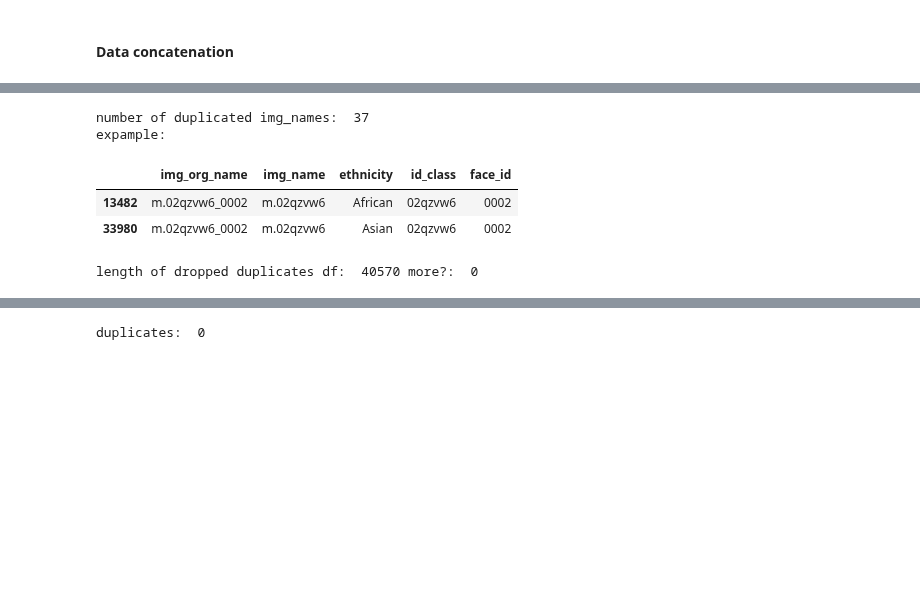
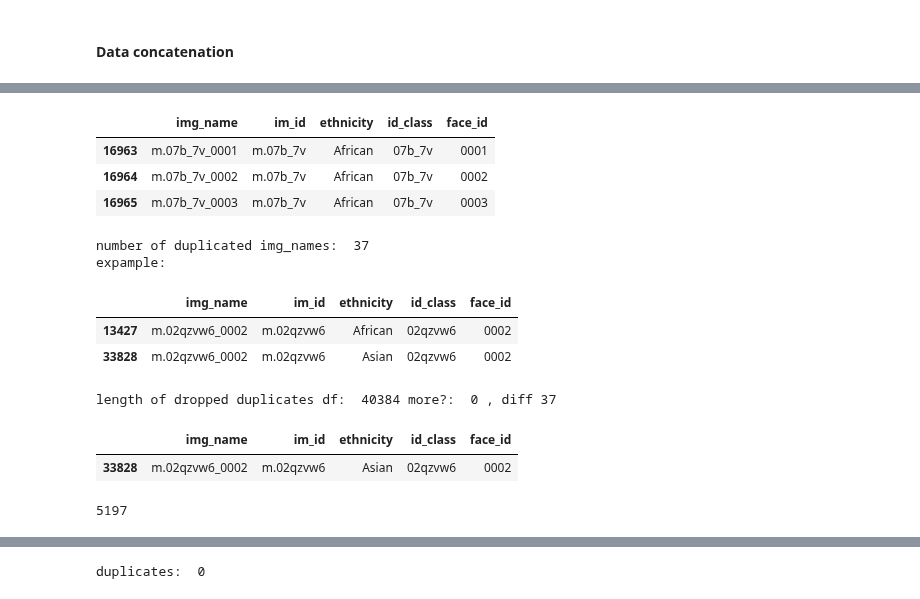
Before and after one commit to Kat-Gabi/Master_Thesis, a Jupyter notebook: notebooks/data_loading_rlfw.ipynb, the cells around one changed output, grey strips where cells are left out. Cells and saved outputs as stored; diff of their text form; code cells hidden in the pictures; blank space fills up the shorter version.

```diff
--- a/notebooks/data_loading_rlfw.ipynb
+++ b/notebooks/data_loading_rlfw.ipynb
@@ -43,9 +46,9 @@ face_ids = []
 id_class = []
 img_name_org_list = []
 # Iterate through the directories of each ethnicity (e.g., 'Asian')
-ethnicities_list = os.listdir(raw_data_path + 'RLFW/data') #RLFW_mini/data
+ethnicities_list = os.listdir(raw_data_path + 'RFW/data') #RLFW_mini/data
 for ethnicity in ethnicities_list:
-    ethnicity_dir = os.path.join(raw_data_path + 'RLFW/data', ethnicity)
+    ethnicity_dir = os.path.join(raw_data_path + 'RFW/data', ethnicity)
     if os.path.isdir(ethnicity_dir): # indside dir
         id_list = os.listdir(ethnicity_dir) # get ids
         for id_name in id_list:
@@ -70,7 +73,7 @@ for ethnicity in ethnicities_list:
 
 
 # Create a DataFrame from the lists
-data = {'img_org_name': img_name_org_list,'img_name': img_names, 'ethnicity': ethnicities, 'id_class':id_class, 'face_id': face_ids}
+data = {'img_name': img_name_org_list,'im_id': img_names, 'ethnicity': ethnicities, 'id_class':id_class, 'face_id': face_ids}
 df = pd.DataFrame(data)
 
 # Display the DataFrame
@@ -87,22 +99,40 @@ df.head()
+# %%
+df[df.im_id == "m.07b_7v"] # obs im id skal laves om til folder navn - det er det her men ikke i age_Df...
+# %% [output]
+|  | img_name | im_id | ethnicity | id_class | face_id |
+| 16963 | m.07b_7v_0001 | m.07b_7v | African | 07b_7v | 0001 |
+| 16964 | m.07b_7v_0002 | m.07b_7v | African | 07b_7v | 0002 |
+| 16965 | m.07b_7v_0003 | m.07b_7v | African | 07b_7v | 0003 |
 # %%
 # Check duplicates
-duplicates_df = df["img_org_name"].duplicated()
+duplicates_df = df["img_name"].duplicated()
 print("number of duplicated img_names: ", duplicates_df.sum(), "\nexpample: ")
-df[df.img_org_name == "m.02qzvw6_0002"]
+df[df.img_name == "m.02qzvw6_0002"]
 # %% [output]
 number of duplicated img_names:  37
 expample:
-|  | img_org_name | img_name | ethnicity | id_class | face_id |
-| 13482 | m.02qzvw6_0002 | m.02qzvw6 | African | 02qzvw6 | 0002 |
-| 33980 | m.02qzvw6_0002 | m.02qzvw6 | Asian | 02qzvw6 | 0002 |
+|  | img_name | im_id | ethnicity | id_class | face_id |
+| 13427 | m.02qzvw6_0002 | m.02qzvw6 | African | 02qzvw6 | 0002 |
+| 33828 | m.02qzvw6_0002 | m.02qzvw6 | Asian | 02qzvw6 | 0002 |
 # %%
 # Drop duplicates by last, that is how dicts are created later
-df.drop_duplicates(subset=['img_org_name'], keep='last', inplace=True)
+df.drop_duplicates(subset=['img_name'], keep='last', inplace=True)
 
 # Are duplciates removed?
-print("length of dropped duplicates df: ", len(df), "more?: ", df["img_org_name"].duplicated().sum())
+print("length of dropped duplicates df: ", len(df), "more?: ", df["img_name"].duplicated().sum(), ", diff", 40421-40384)
+# den har fjernet et af hvert navn hvilket resulterer i 37.
 # %% [output]
-length of dropped duplicates df:  40570 more?:  0
+length of dropped duplicates df:  40384 more?:  0 , diff 37
+# %%
+df[df.img_name == "m.02qzvw6_0002"]
+# %% [output]
+|  | img_name | im_id | ethnicity | id_class | face_id |
+| 33828 | m.02qzvw6_0002 | m.02qzvw6 | Asian | 02qzvw6 | 0002 |
+# %%
+# Check if any of the im_ids has "-"
+len(df[df.im_id.str.contains("_")])
+# %% [output]
+5197
 # %%
 df.ethnicity.value_counts()
 # %% [output]
```
Also changed, not shown: parts of 26 cells of this notebook, 8 other files.
